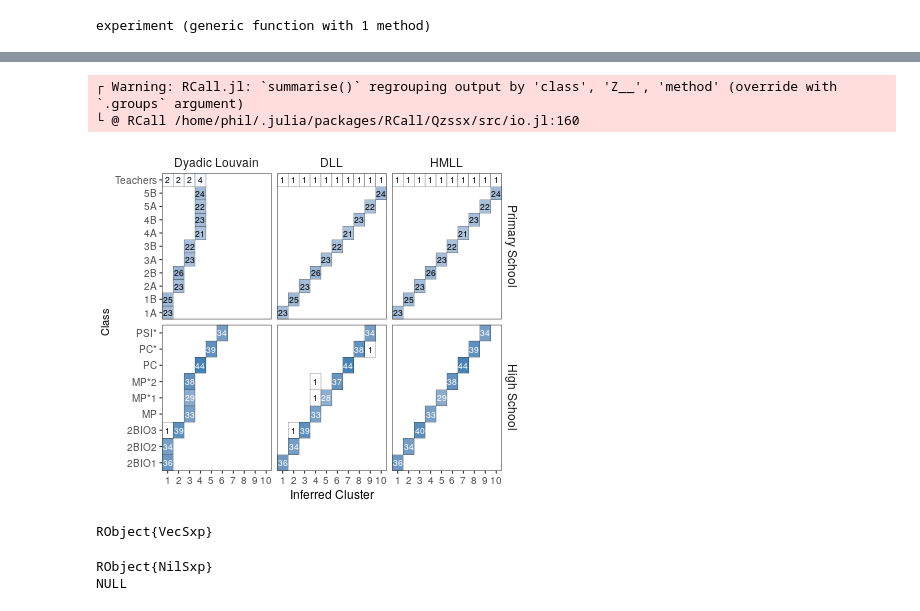
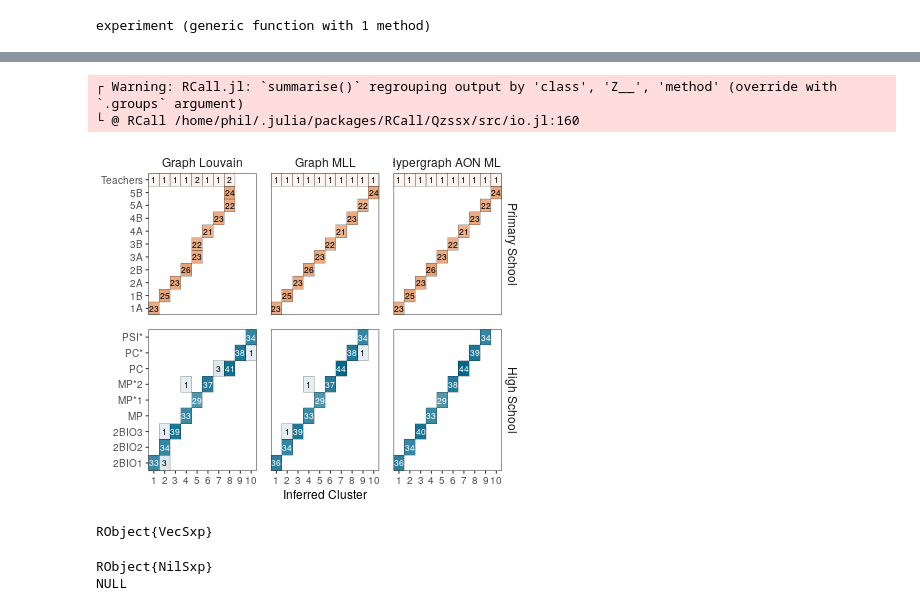
Before and after one commit to PhilChodrow/HypergraphModularity, a Jupyter notebook: contact-examples.ipynb, the cells around one changed output, grey strips where cells are left out. Saved outputs shown, nothing was run; the diff lists cells and outputs as text; code cells hidden in the pictures.

Commit message:
add spare notebooks and data, prep for cleanup

```diff
--- a/contact-examples.ipynb
+++ b/contact-examples.ipynb
@@ -197,45 +199,50 @@ RObject{VecSxp}
 # %%
 R"""
 
-
-df %>%
+p <- df %>%
     group_by(class, Z__, method, data) %>%
     summarise(n = n()) %>%
     mutate(method = case_when(
-               method == "dyadic_likelihood" ~ "DLL",
-               method == "dyadic_modularity" ~ "Dyadic Louvain",
-               method == "polyadic_likelihood" ~ "HMLL"),
+               method == "dyadic_likelihood" ~ "Graph MLL",
+               method == "dyadic_modularity" ~ "Graph Louvain",
+               method == "polyadic_likelihood" ~ "Hypergraph AON MLL"),
            data = case_when(
                 data == "contact-high-school-classes" ~ "High School",
                 data == "contact-primary-school-classes" ~ "Primary School"),
-           method = factor(method, levels = c("Dyadic Louvain", "DLL", "HMLL")),
+           method = factor(method, levels = c("Graph Louvain",
+                                              "Graph MLL",
+                                              "Hypergraph AON MLL")),
            data   = factor(data, levels = c("Primary School", "High School"))) %>%
+    ungroup() %>%
+    group_by(data) %>%
+    mutate(n_ = max(n)) %>%
     ggplot() +
     aes(x = Z__, y = class) +
     facet_grid(data~method, scales = "free_y") +
-    geom_tile(aes(fill = n), color = "black") +
+    geom_tile(aes(alpha = n/n_, fill = data), color = "black") +
     theme_bw() +
     geom_text(aes(label = n, color = n < 27), size = 3) +
     scale_color_manual(values = c("white", "black")) +
     theme(panel.grid.major = element_blank(),
           panel.grid.minor = element_blank(),
           strip.background = element_blank(),
           strip.text = element_text(size = 12),
           axis.title.x = element_text(size = 12),
-#          axis.title.y = element_blank(),
+          axis.title.y = element_blank(),
           axis.text.x = element_text(size = 10),
-          axis.text.y = element_text(size = 10)) +
-    guides(color = FALSE, fill = FALSE) +
+          axis.text.y = element_text(size = 10),
+          panel.spacing = unit(1, "lines")) +
+    guides(color = FALSE, fill = FALSE, alpha = FALSE) +
     scale_x_continuous(expand = c(0,0), breaks = 1:10, labels = 1:10) +
     scale_y_discrete(expand = c(0,0)) +
     xlab("Inferred Cluster") +
     ylab("Class") +
-    scale_fill_gradient(low = "white", high = "steelblue")
+    scale_fill_manual(values = c("#e6a176","#00678a" ))
 """
 # %% [output]
 ┌ Warning: RCall.jl: `summarise()` regrouping output by 'class', 'Z__', 'method' (override with `.groups` argument)
 └ @ RCall /home/phil/.julia/packages/RCall/Qzssx/src/io.jl:160
-[figure, old version]
+[figure, new version]
 RObject{VecSxp}
 # %%
 R"""
```
Also changed, not shown: parts of 17 cells of this notebook, 32 other files.
